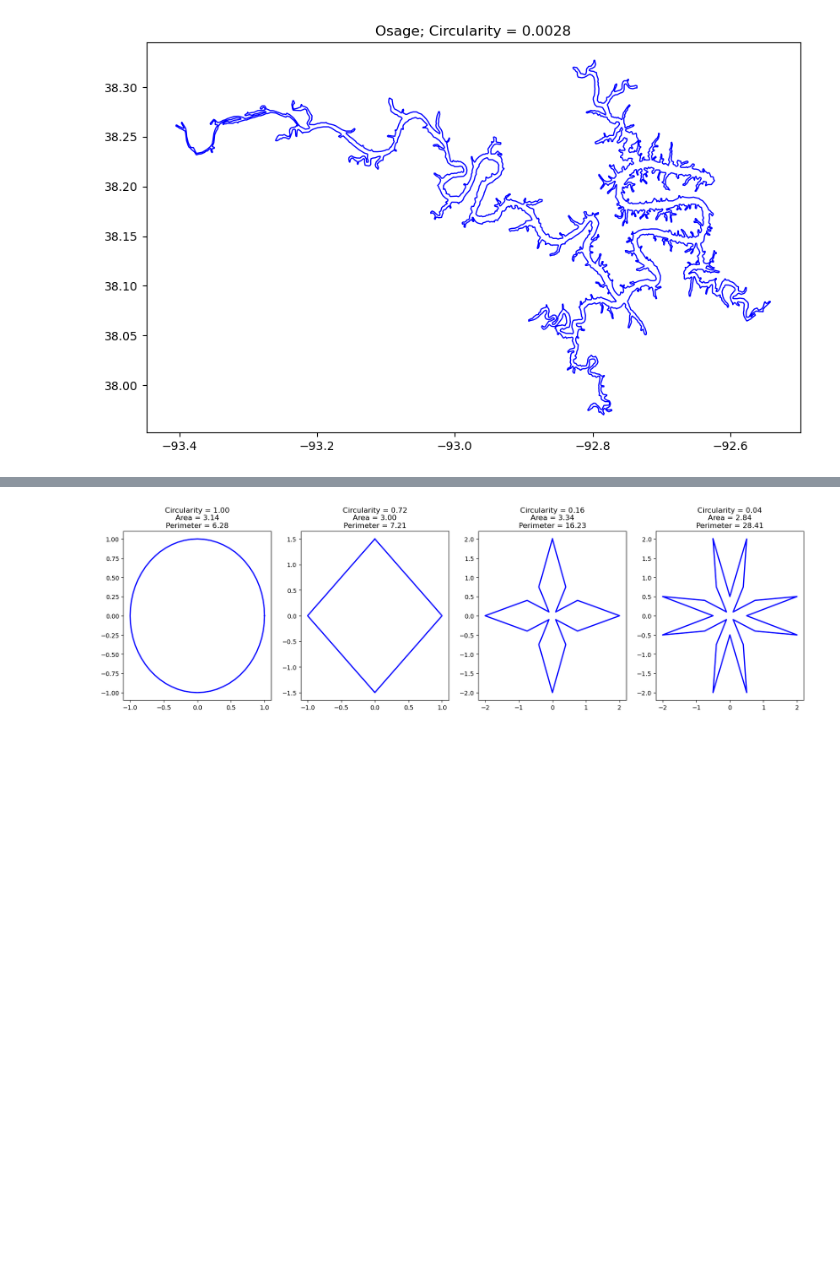
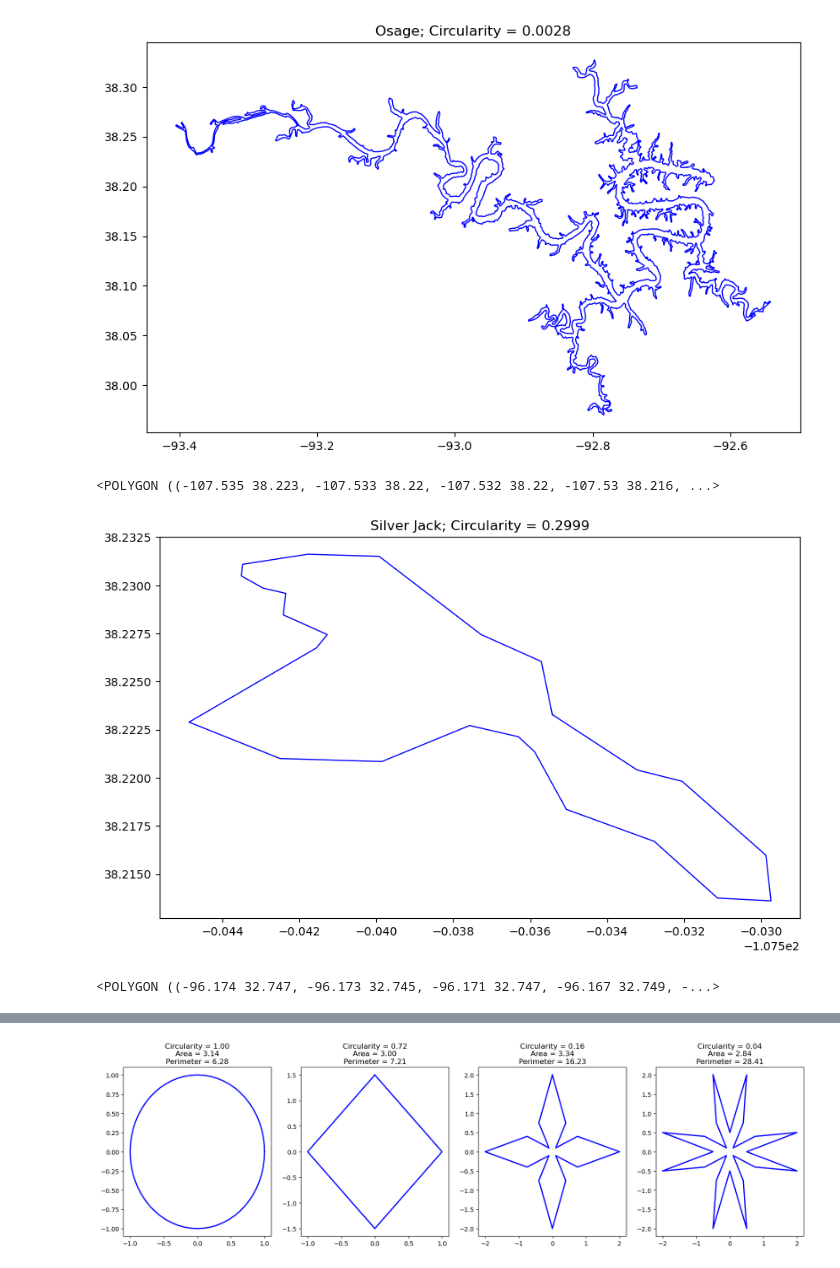
Before and after one commit to DOI-USGS/vizlab-chart-challenge-23, a Jupyter notebook: 11_circular_jhariharan/11_circular_jhariharan_script.ipynb, the cells around one changed output, grey strips where cells are left out. Cells and saved outputs as stored; diff of their text form; code cells hidden in the pictures; blank space fills up the shorter version.

```diff
--- a/11_circular_jhariharan/empty_template_script.ipynb
+++ b/11_circular_jhariharan/11_circular_jhariharan_script.ipynb
@@ -210,3 +211,42 @@ ax.set_title(f"{second_least_circular_name}" + f"; Circularity = {second_least_c
 plt.show()
 # %% [output]
 [figure]
+# %%
+# lake with circularity close to 0.3
+# get the index
+idx03 = us_gdf["circularity"].sub(0.3).abs().idxmin()
+# get the geometry
+geom03 = us_gdf.loc[idx03, "geometry"]
+# get the circularity
+circ03 = us_gdf.loc[idx03, "circularity"]
+# get the name
+name03 = us_gdf.loc[idx03, "Lake_name"]
+# plot the lake
+geom03
+# %% [output]
+<POLYGON ((-107.535 38.223, -107.533 38.22, -107.532 38.22, -107.53 38.216, ...>
+# %%
+# plot figure
+fig, ax = plt.subplots(figsize=(10, 6))
+# plot the lake
+x, y = geom03.exterior.xy
+ax.plot(x, y, color="blue", linewidth=1)
+# add the name of the lake
+ax.set_title(f"{name03}" + f"; Circularity = {circ03:.4f}")
+plt.show()
+# %% [output]
+[figure, added]
+# %%
+# lake with circularity close to 0.5
+# get the index
+idx05 = us_gdf["circularity"].sub(0.5).abs().idxmin()
+# get the geometry
+geom05 = us_gdf.loc[idx05, "geometry"]
+# get the circularity
+circ05 = us_gdf.loc[idx05, "circularity"]
+# get the name
+name05 = us_gdf.loc[idx05, "Lake_name"]
+# plot the lake
+geom05
+# %% [output]
+<POLYGON ((-96.174 32.747, -96.173 32.745, -96.171 32.747, -96.167 32.749, -...>
```
Also changed, not shown: parts of 40 cells of this notebook.
